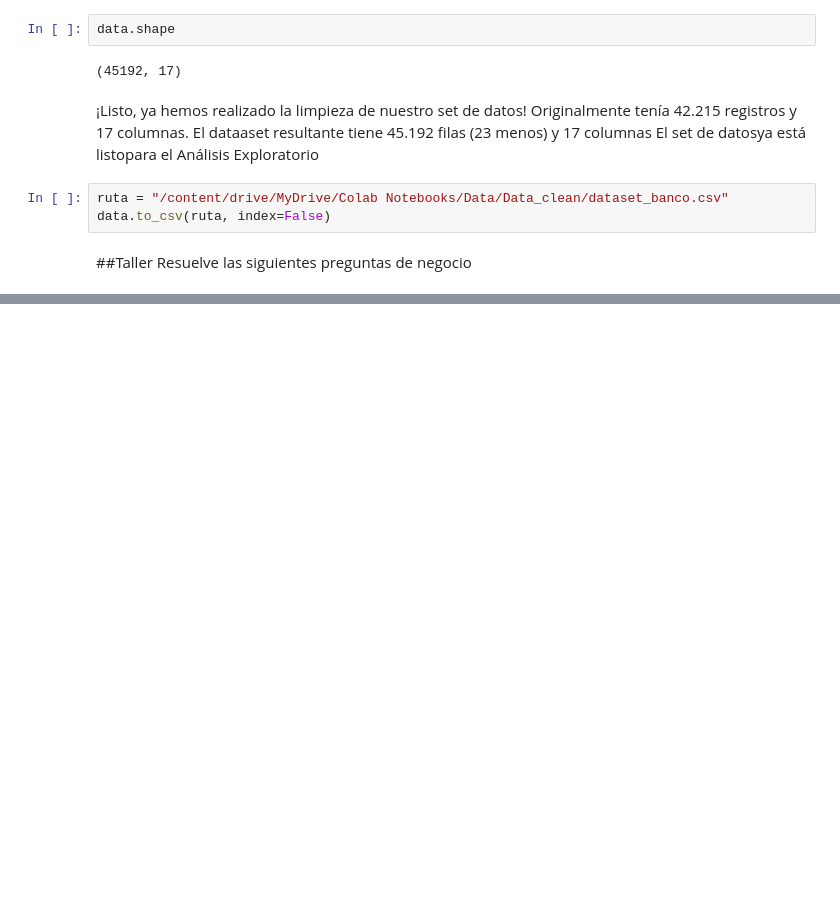
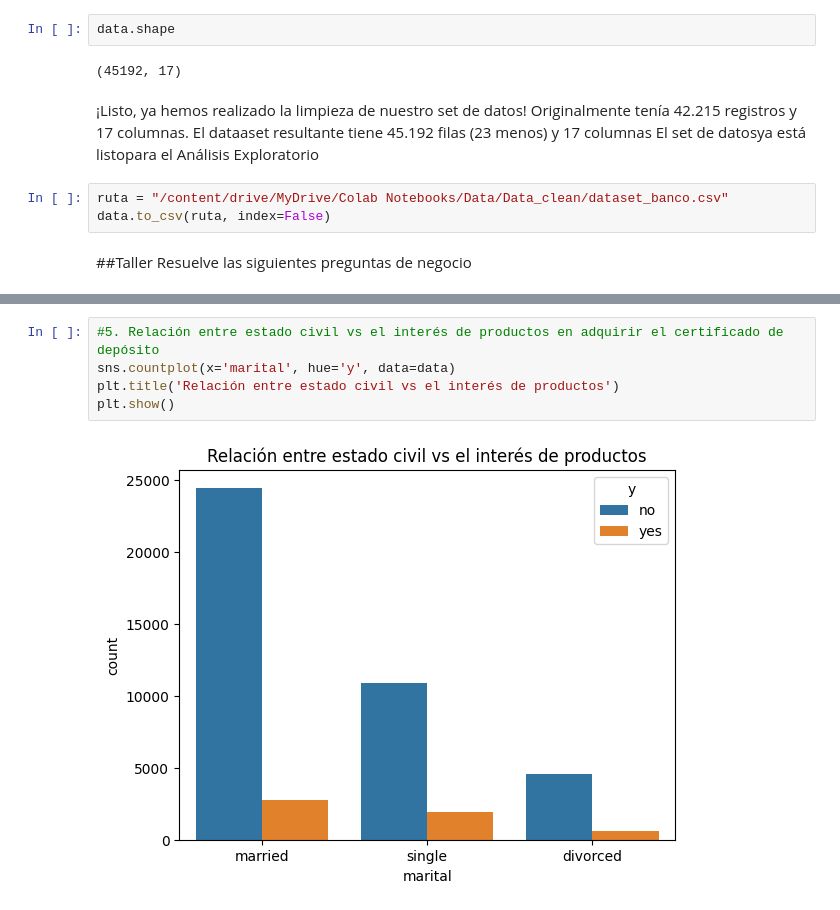
Before and after one commit to Eli0103/TalentoTech, a Jupyter notebook: DataCleaning.ipynb, the cells around one changed output, grey strips where cells are left out. Drawn from its saved outputs; the diff is of its cells as text; blank space fills up the shorter version.

```diff
--- a/DataCleaning.ipynb
+++ b/DataCleaning.ipynb
@@ -403,0 +433,7 @@ plt.show()
+# %%
+#5. Relación entre estado civil vs el interés de productos en adquirir el certificado de depósito
+sns.countplot(x='marital', hue='y', data=data)
+plt.title('Relación entre estado civil vs el interés de productos')
+plt.show()
+# %% [output]
+[figure, added]
```
Also changed, not shown: parts of 16 cells of this notebook.
